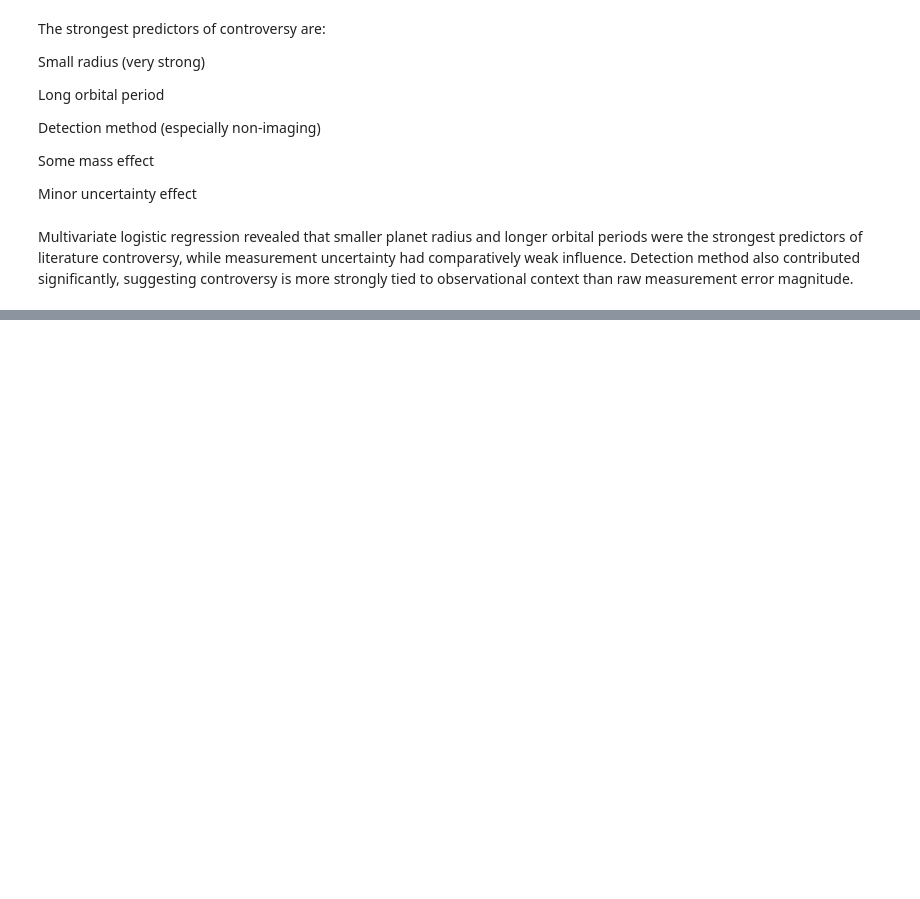
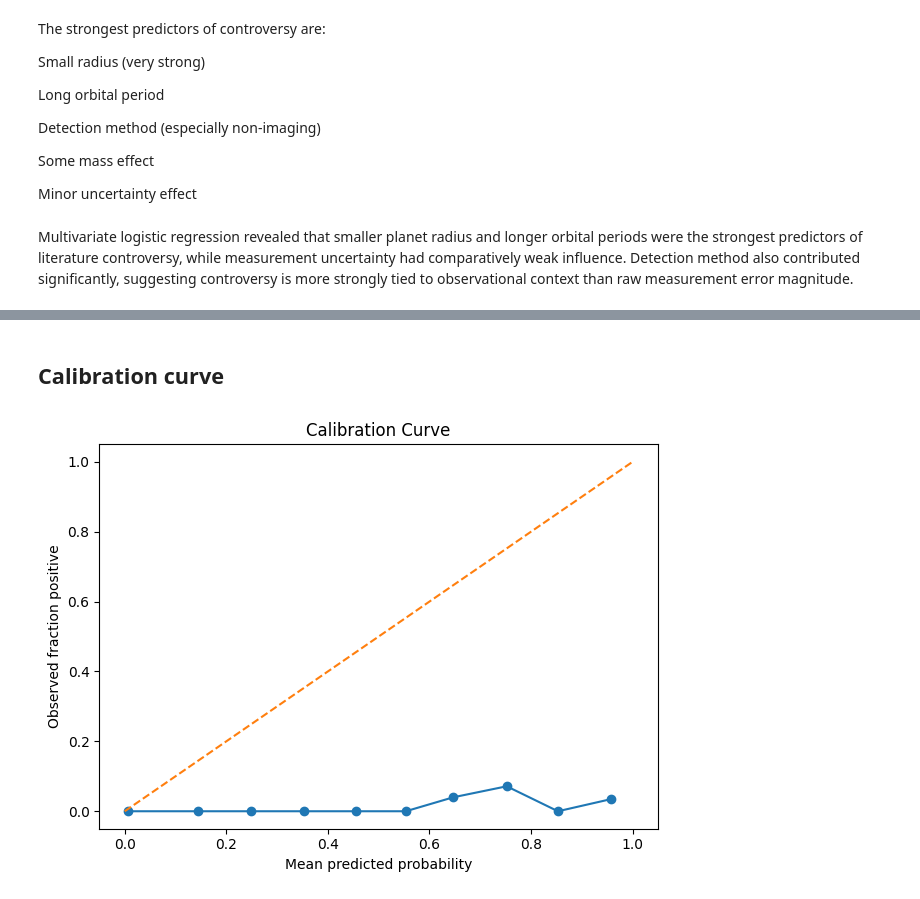
Before and after one commit to danielbnhz/exoplanet-statistical-study, a Jupyter notebook: notebooks/exoplanet-analysis.ipynb, the cells around one changed output, grey strips where cells are left out. Saved outputs shown, nothing was run; the diff lists cells and outputs as text; code cells hidden in the pictures; blank space fills up the shorter version.

```diff
--- a/notebooks/exoplanet-analysis.ipynb
+++ b/notebooks/exoplanet-analysis.ipynb
@@ -379,0 +495,20 @@ Multivariate logistic regression revealed that smaller planet radius and longer
+# %% [markdown]
+## Calibration curve
+# %%
+from sklearn.calibration import calibration_curve
+
+def plot_calibration(y_true, proba, n_bins=10):
+    frac_pos, mean_pred = calibration_curve(y_true, proba, n_bins=n_bins)
+
+    plt.figure()
+    plt.plot(mean_pred, frac_pos, marker='o')
+    plt.plot([0,1],[0,1], linestyle='--')
+    plt.title("Calibration Curve")
+    plt.xlabel("Mean predicted probability")
+    plt.ylabel("Observed fraction positive")
+    plt.tight_layout()
+    plt.show()
+
+plot_calibration(y_test, proba, n_bins=10)
+# %% [output]
+[figure, added]
```
Also changed, not shown: parts of 9 cells of this notebook.
